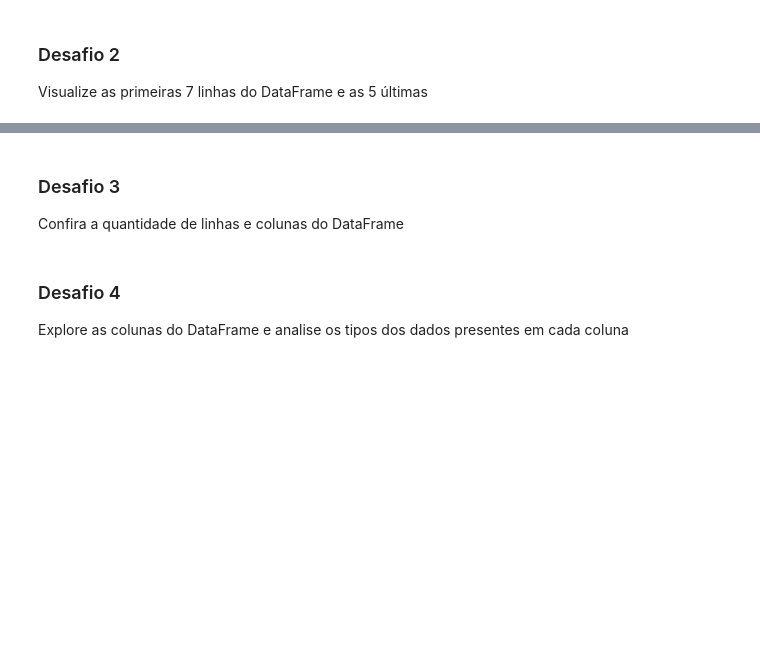
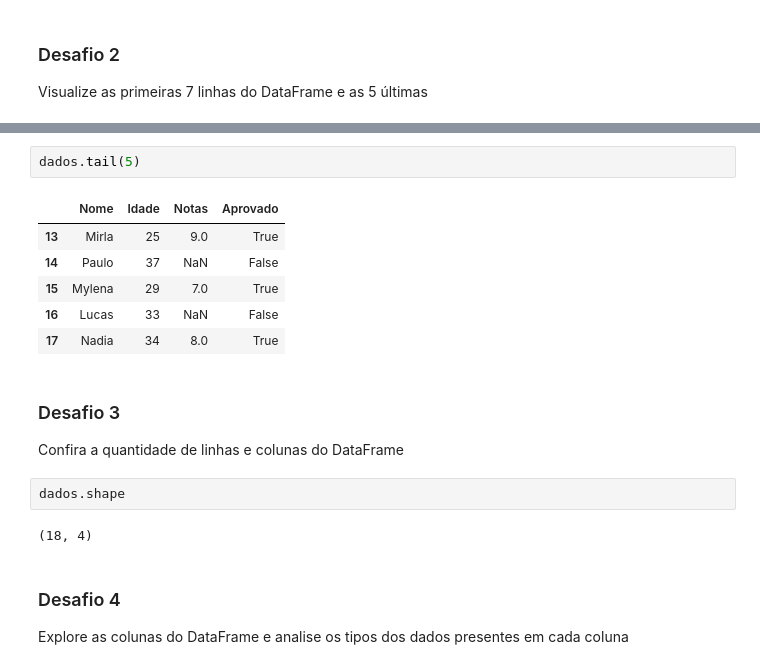
Before and after one commit to zeer0e1/pandas, a Jupyter notebook: desafios.ipynb, the cells around one changed output, grey strips where cells are left out. Cells and saved outputs as stored; diff of their text form; blank space fills up the shorter version.

```diff
--- a/desafios.ipynb
+++ b/desafios.ipynb
@@ -15,6 +31,19 @@ Visualize as primeiras 7 linhas do DataFrame e as 5 últimas
+# %%
+dados.tail(5)
+# %% [output]
+|  | Nome | Idade | Notas | Aprovado |
+| 13 | Mirla | 25 | 9.0 | True |
+| 14 | Paulo | 37 | NaN | False |
+| 15 | Mylena | 29 | 7.0 | True |
+| 16 | Lucas | 33 | NaN | False |
+| 17 | Nadia | 34 | 8.0 | True |
 # %% [markdown]
 ### Desafio 3
 Confira a quantidade de linhas e colunas do DataFrame
+# %%
+dados.shape
+# %% [output]
+(18, 4)
 # %% [markdown]
 ### Desafio 4
 Explore as colunas do DataFrame e analise os tipos dos dados presentes em cada coluna
```
Also changed, not shown: parts of 10 cells of this notebook.
